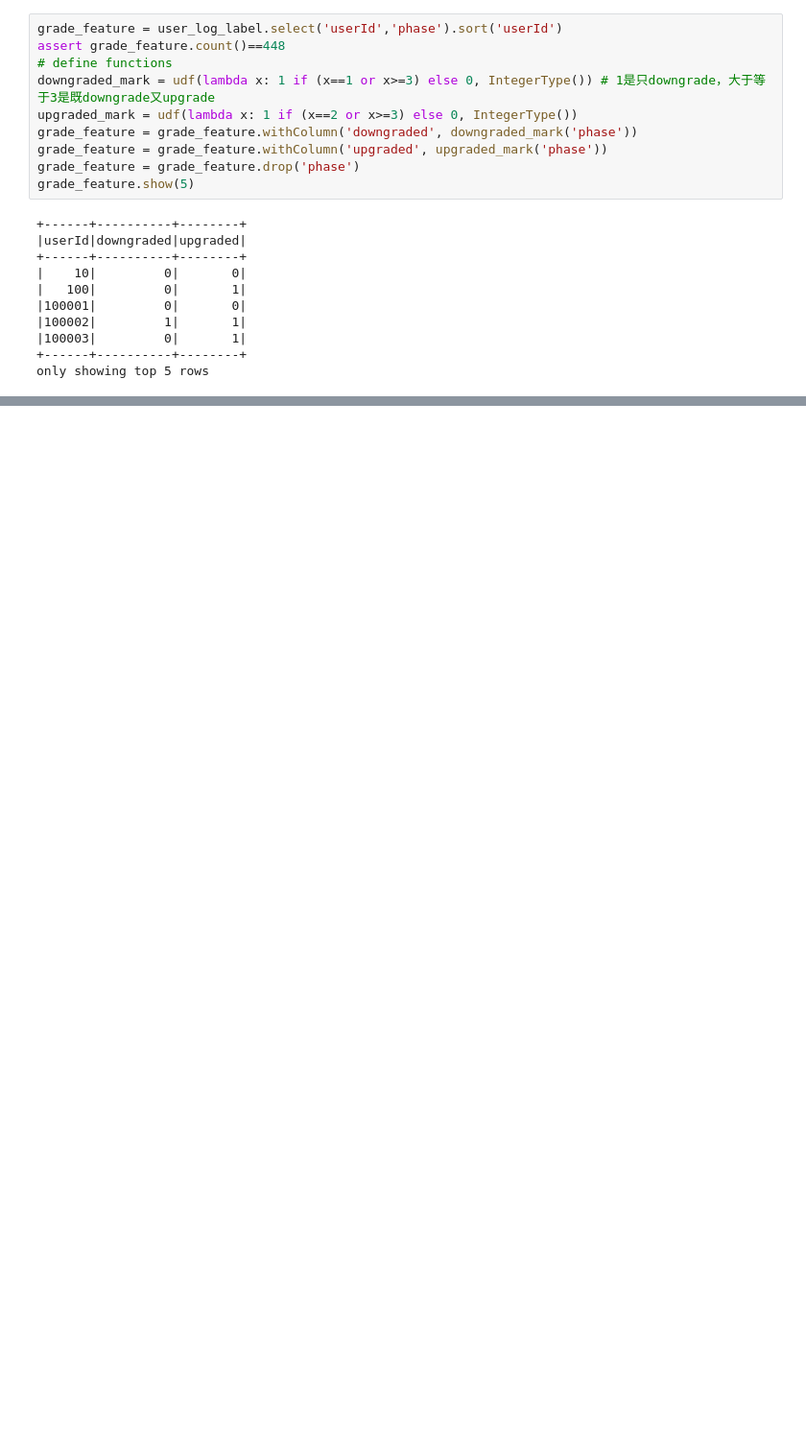
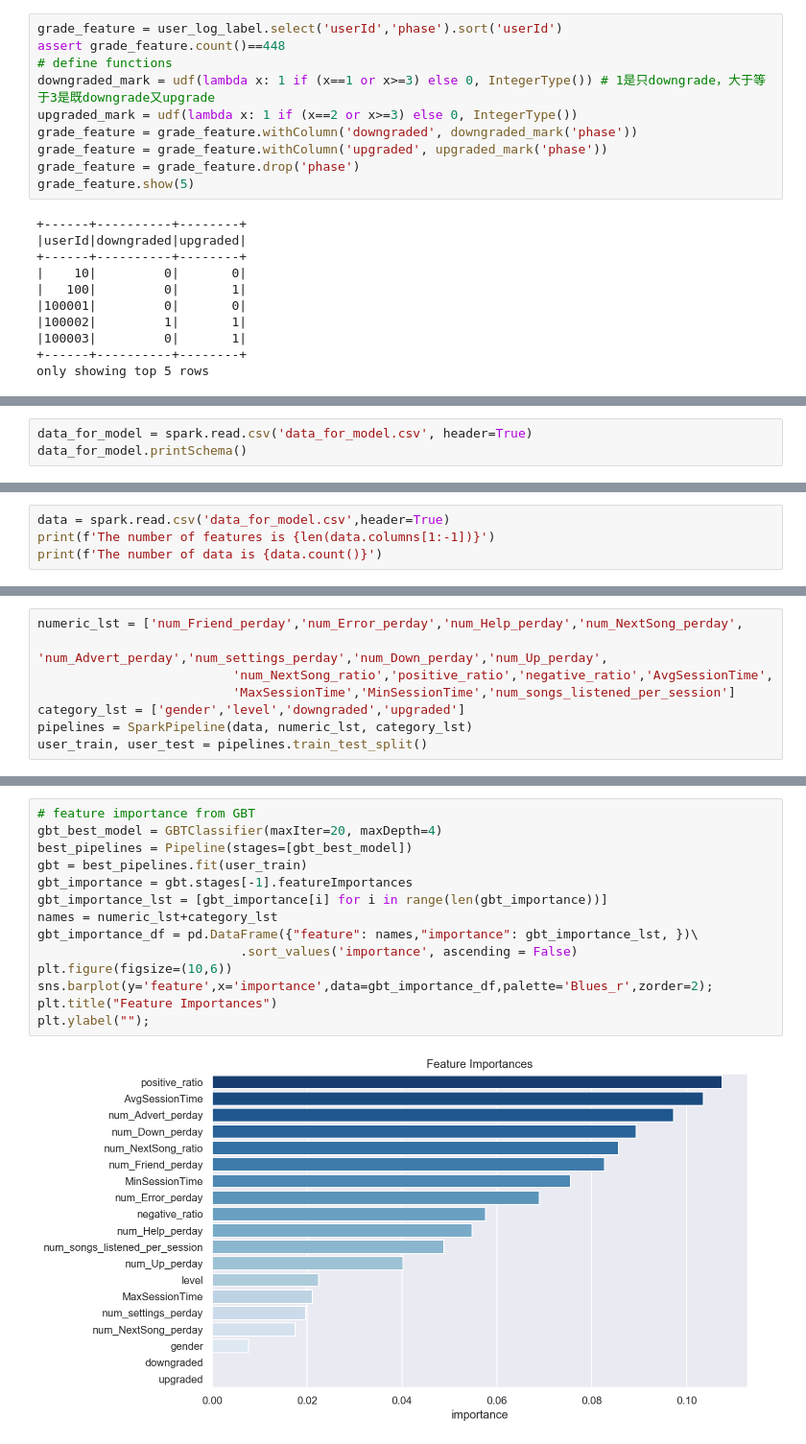
Before and after one commit to yl2982/spark_project, a Jupyter notebook: Sparkify.ipynb, the cells around one changed output, grey strips where cells are left out. Shown: that part at 96% size. Cells and saved outputs as stored; diff of their text form; blank space fills up the shorter version.

```diff
--- a/Sparkify.ipynb
+++ b/Sparkify.ipynb
@@ -1021,0 +949,3 @@ F1 Score for Random Forest is: 0.9747242721926267
+# %%
+data_for_model = spark.read.csv('data_for_model.csv', header=True)
+data_for_model.printSchema()
@@ -1021,0 +1111,4 @@ F1 Score for Random Forest is: 0.9747242721926267
+# %%
+data = spark.read.csv('data_for_model.csv',header=True)
+print(f'The number of features is {len(data.columns[1:-1])}')
+print(f'The number of data is {data.count()}')
@@ -1021,0 +1138,8 @@ F1 Score for Random Forest is: 0.9747242721926267
+# %%
+numeric_lst = ['num_Friend_perday','num_Error_perday','num_Help_perday','num_NextSong_perday',
+                          'num_Advert_perday','num_settings_perday','num_Down_perday','num_Up_perday',
+                          'num_NextSong_ratio','positive_ratio','negative_ratio','AvgSessionTime',
+                          'MaxSessionTime','MinSessionTime','num_songs_listened_per_session']
+category_lst = ['gender','level','downgraded','upgraded']
+pipelines = SparkPipeline(data, numeric_lst, category_lst)
+user_train, user_test = pipelines.train_test_split()
@@ -1021,0 +1234,16 @@ F1 Score for Random Forest is: 0.9747242721926267
+# %%
+# feature importance from GBT
+gbt_best_model = GBTClassifier(maxIter=20, maxDepth=4)
+best_pipelines = Pipeline(stages=[gbt_best_model])
+gbt = best_pipelines.fit(user_train)
+gbt_importance = gbt.stages[-1].featureImportances
+gbt_importance_lst = [gbt_importance[i] for i in range(len(gbt_importance))]
+names = numeric_lst+category_lst
+gbt_importance_df = pd.DataFrame({"feature": names,"importance": gbt_importance_lst, })\
+                           .sort_values('importance', ascending = False)
+plt.figure(figsize=(10,6))
+sns.barplot(y='feature',x='importance',data=gbt_importance_df,palette='Blues_r',zorder=2);
+plt.title("Feature Importances")
+plt.ylabel("");
+# %% [output]
+[figure, added]
```
Also changed, not shown: parts of 118 cells of this notebook, 1 other file.
